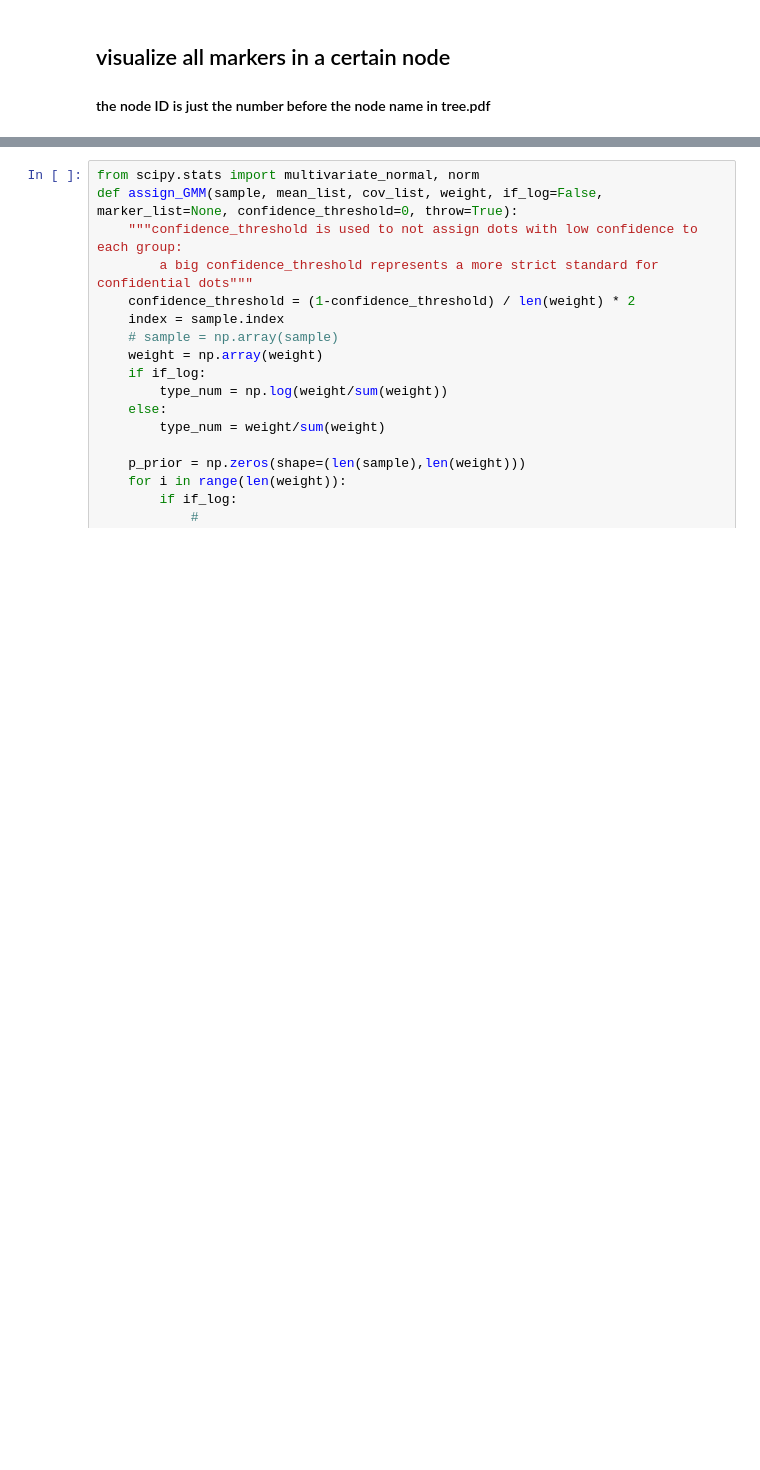
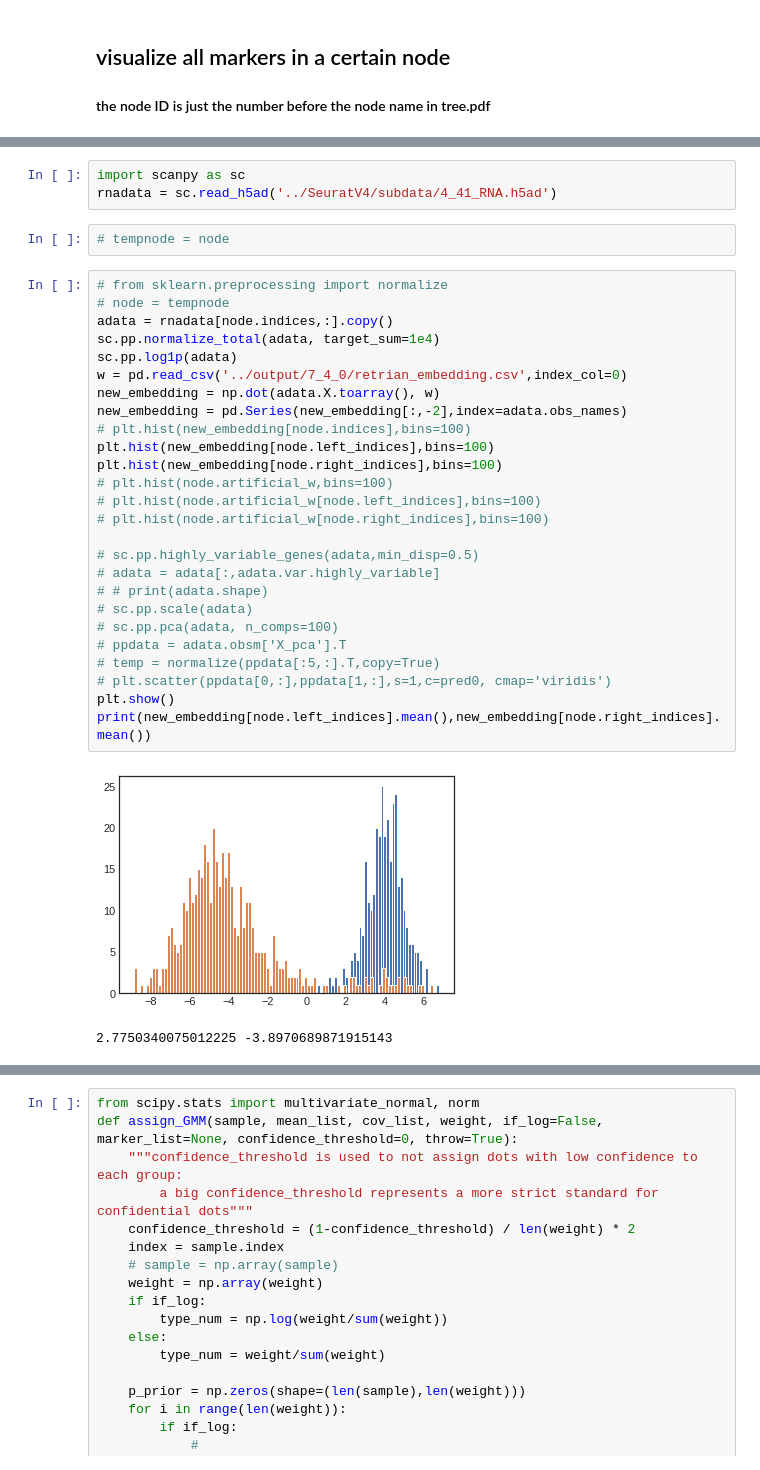
Before and after one commit to xinzhu-email/CITE-pool, a Jupyter notebook: AnalysisTutorial_.ipynb, the cells around one changed output, grey strips where cells are left out. Cells and saved outputs as stored; diff of their text form; blank space fills up the shorter version.

```diff
--- a/AnalysisTutorial_.ipynb
+++ b/AnalysisTutorial_.ipynb
@@ -73,0 +85,34 @@ node.score_dict
+# %%
+import scanpy as sc
+rnadata = sc.read_h5ad('../SeuratV4/subdata/4_41_RNA.h5ad')
+# %%
+# tempnode = node
+# %%
+# from sklearn.preprocessing import normalize
+# node = tempnode
+adata = rnadata[node.indices,:].copy()
+sc.pp.normalize_total(adata, target_sum=1e4)
+sc.pp.log1p(adata)
+w = pd.read_csv('../output/7_4_0/retrian_embedding.csv',index_col=0)
+new_embedding = np.dot(adata.X.toarray(), w)
+new_embedding = pd.Series(new_embedding[:,-2],index=adata.obs_names)
+# plt.hist(new_embedding[node.indices],bins=100)
+plt.hist(new_embedding[node.left_indices],bins=100)
+plt.hist(new_embedding[node.right_indices],bins=100)
+# plt.hist(node.artificial_w,bins=100)
+# plt.hist(node.artificial_w[node.left_indices],bins=100)
+# plt.hist(node.artificial_w[node.right_indices],bins=100)
+
+# sc.pp.highly_variable_genes(adata,min_disp=0.5)
+# adata = adata[:,adata.var.highly_variable]
+# # print(adata.shape)
+# sc.pp.scale(adata)
+# sc.pp.pca(adata, n_comps=100)
+# ppdata = adata.obsm['X_pca'].T
+# temp = normalize(ppdata[:5,:].T,copy=True)
+# plt.scatter(ppdata[0,:],ppdata[1,:],s=1,c=pred0, cmap='viridis')
+plt.show()
+print(new_embedding[node.left_indices].mean(),new_embedding[node.right_indices].mean())
+# %% [output]
+[figure, added]
+2.7750340075012225 -3.8970689871915143
```
Also changed, not shown: parts of 20 cells of this notebook, 24 other files.
